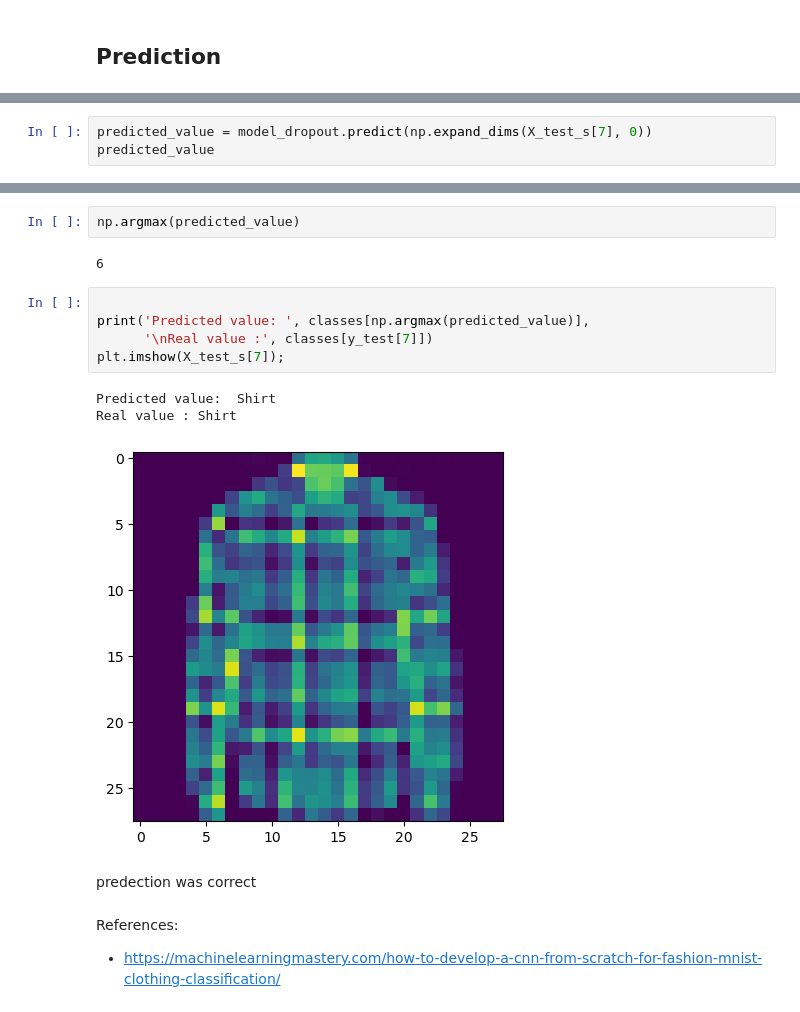
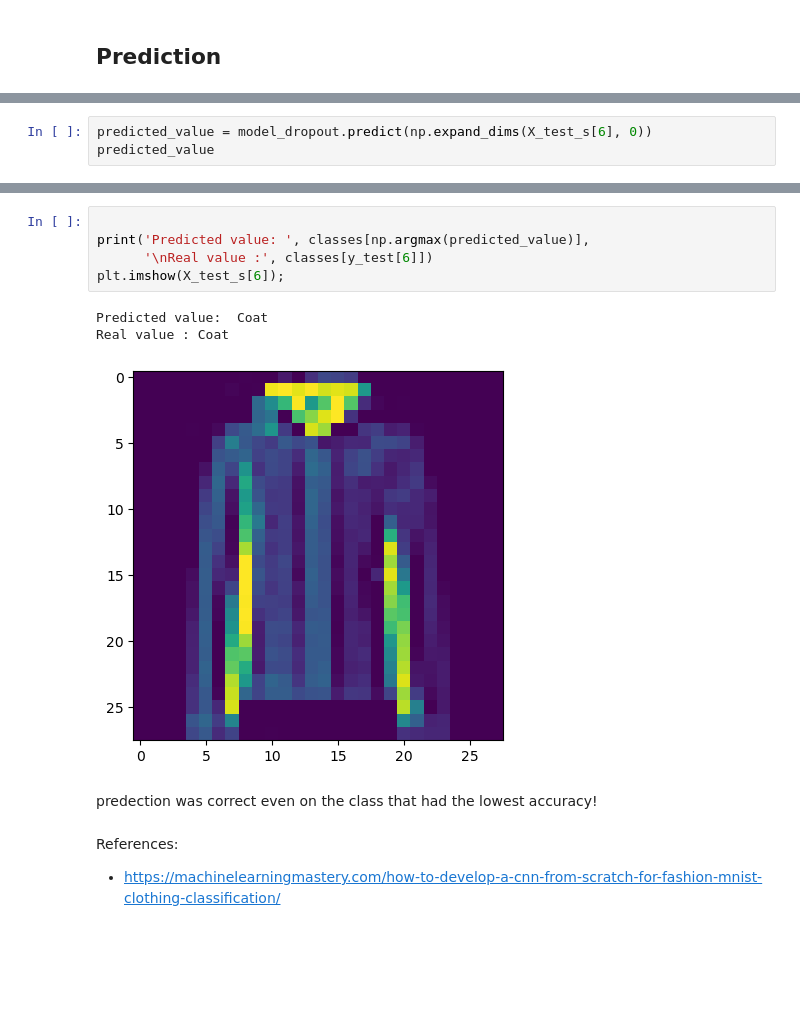
Before and after one commit to Rawanawh/Image-Classification-with-CNN, a Jupyter notebook: DL-Assignment-2 (Image Classification with CNN)-Student (1).ipynb, the cells around one changed output, grey strips where cells are left out. Saved outputs shown, nothing was run; the diff lists cells and outputs as text; blank space fills up the shorter version.

```diff
--- a/DL-Assignment-2 (Image Classification with CNN)-Student (1).ipynb
+++ b/DL-Assignment-2 (Image Classification with CNN)-Student (1).ipynb
@@ -912,4 +874,4 @@ X_test_s[7].shape
 # %%
-predicted_value = model_dropout.predict(np.expand_dims(X_test_s[7], 0))
+predicted_value = model_dropout.predict(np.expand_dims(X_test_s[6], 0))
 predicted_value
 # %% [output]
@@ -920,18 +882,14 @@ array([[5.2302624e-14, 7.9611543e-14, 6.2408433e-12, 7.0062778e-10,
-# %%
-np.argmax(predicted_value)
-# %% [output]
-6
 # %%
 
 print('Predicted value: ', classes[np.argmax(predicted_value)],
-      '\nReal value :', classes[y_test[7]])
-plt.imshow(X_test_s[7]);
+      '\nReal value :', classes[y_test[6]])
+plt.imshow(X_test_s[6]);
 # %% [output]
-Predicted value:  Shirt
-Real value : Shirt
+Predicted value:  Coat
+Real value : Coat
-[figure, old version]
+[figure, new version]
-# %% [markdown]
-predection was correct
+# %% [markdown]
+predection was correct even on the class that had the lowest accuracy!
 # %% [markdown]
 References:
 - https://machinelearningmastery.com/how-to-develop-a-cnn-from-scratch-for-fashion-mnist-clothing-classification/
```
Also changed, not shown: parts of 50 cells of this notebook.
